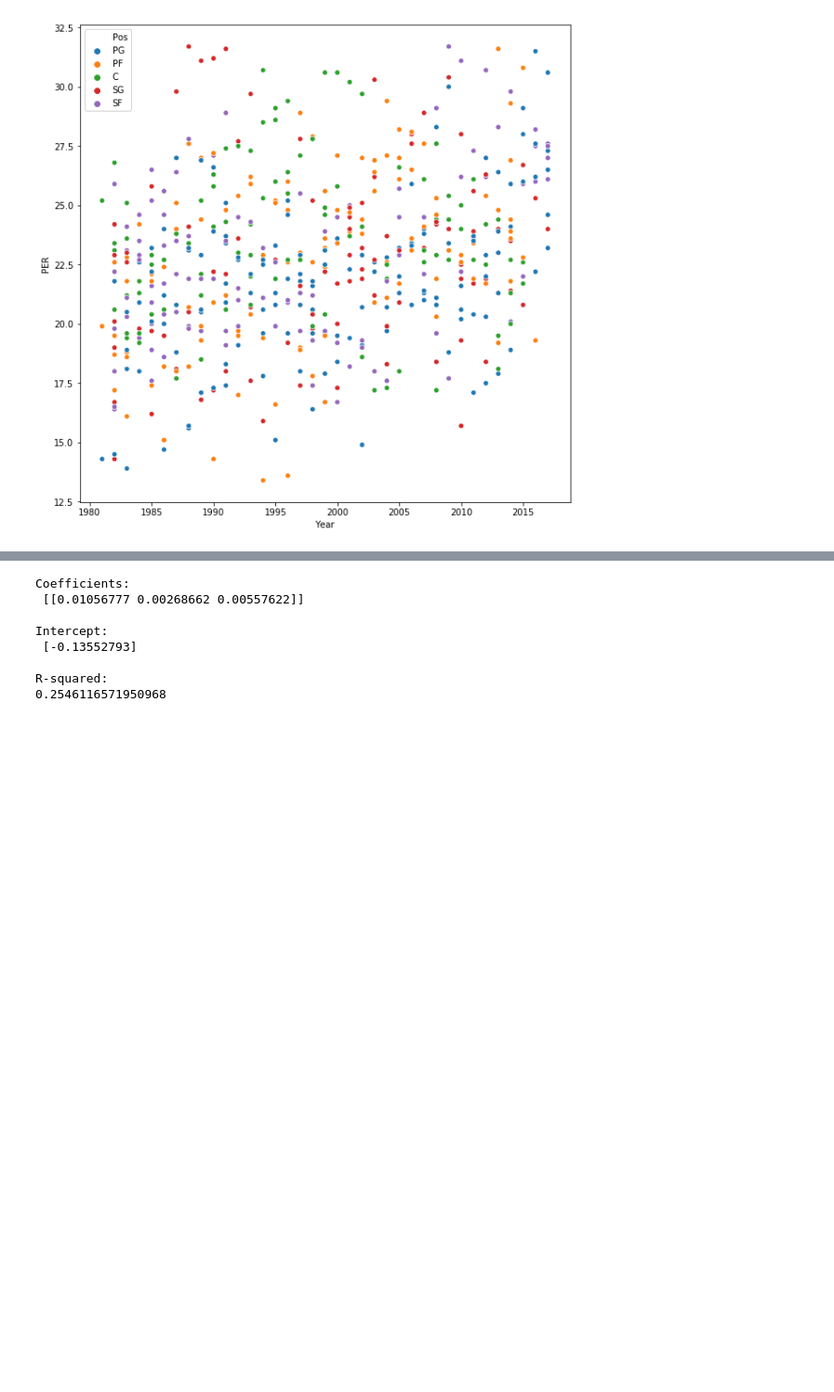
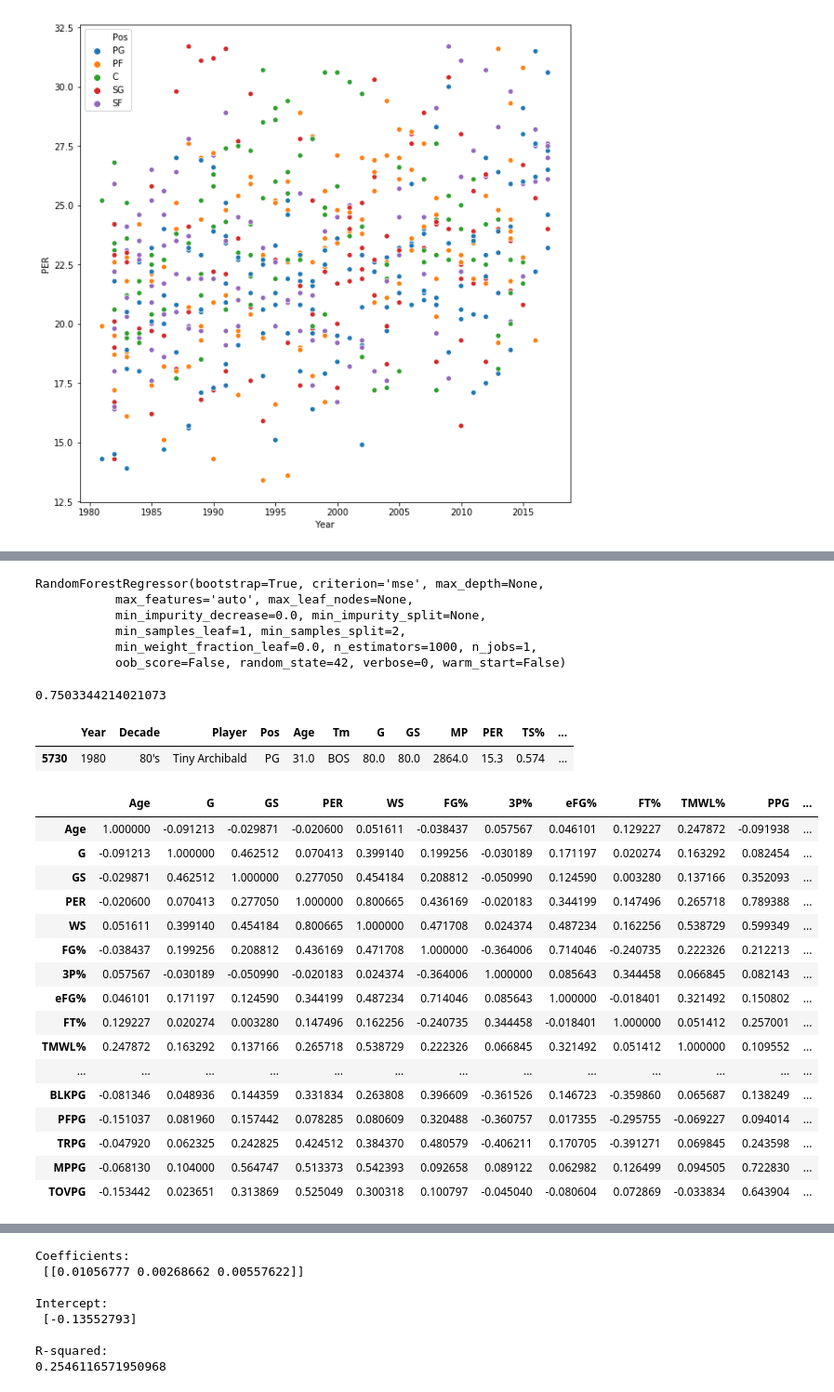
Before and after one commit to micsab/thinkful_files, a Jupyter notebook: unit_3/lesson_7/capstone_maybe.ipynb, the cells around one changed output, grey strips where cells are left out. Shown at 93% size. Saved outputs shown, nothing was run; the diff lists cells and outputs as text; code cells hidden in the pictures; blank space fills up the shorter version.

```diff
--- a/unit_3/lesson_7/capstone_maybe.ipynb
+++ b/unit_3/lesson_7/capstone_maybe.ipynb
@@ -75,0 +91,55 @@ sns.scatterplot(x='Year', y='PER', hue='Pos', data=mvp_candidate)
+# %%
+# Run the model with all features to get feature importance
+from sklearn.model_selection import train_test_split
+
+y = season_stats['MVPSHARES']
+X = season_stats.drop(['MVPSHARES', 'MVP_Candidate',
+                       'MVP', 'Tm', 'Player', 'Decade', 'Pos'], axis=1)
+
+
+X_train, X_test, y_train, y_test = train_test_split(
+    X, y, test_size=0.33, random_state=42)
+
+rf = RandomForestRegressor(n_estimators = 1000, random_state = 42)
+rf.fit(X_train, y_train)
+# %% [output]
+RandomForestRegressor(bootstrap=True, criterion='mse', max_depth=None,
+           max_features='auto', max_leaf_nodes=None,
+           min_impurity_decrease=0.0, min_impurity_split=None,
+           min_samples_leaf=1, min_samples_split=2,
+           min_weight_fraction_leaf=0.0, n_estimators=1000, n_jobs=1,
+           oob_score=False, random_state=42, verbose=0, warm_start=False)
+# %%
+print(rf.score(X_test,y_test))
+# %% [output]
+0.7503344214021073
+# %%
+season_stats.head(1)
+# %% [output]
+|  | Year | Decade | Player | Pos | Age | Tm | G | GS | MP | PER | TS% | ... |
+| 5730 | 1980 | 80's | Tiny Archibald | PG | 31.0 | BOS | 80.0 | 80.0 | 2864.0 | 15.3 | 0.574 | ... |
+# %%
+feat_todrop = ['Year', 'Tm', 'Pos', 'Player', 'Decade', 'OWS', 'DWS', 'ORB%', 'DRB%', 'MP', 'OBPM', 'DBPM',
+              '3PAr', 'FTr', 'MVPSHARES', 'MVP', 'MVP_Candidate', 'TRB%', 'AST%', 'BLK%', 'TOV%',
+              'FG', 'FGA', '3P', '3PA', '2P', '2PA', 'STL%', 'FT', 'FTA', 'ORB', 'DRB', 'TRB', '2P%',
+              'AST', 'STL', 'BLK', 'TOV', 'WS/48', 'PTS', 'PF', 'BPM', 'VORP', 'ORPG', 'DRPG', 'TS%', 'USG%']
+corr = season_stats.drop(feat_todrop, axis=1).corr()
+corr
+# %% [output]
+|  | Age | G | GS | PER | WS | FG% | 3P% | eFG% | FT% | TMWL% | PPG | ... |
+| Age | 1.000000 | -0.091213 | -0.029871 | -0.020600 | 0.051611 | -0.038437 | 0.057567 | 0.046101 | 0.129227 | 0.247872 | -0.091938 | ... |
+| G | -0.091213 | 1.000000 | 0.462512 | 0.070413 | 0.399140 | 0.199256 | -0.030189 | 0.171197 | 0.020274 | 0.163292 | 0.082454 | ... |
+| GS | -0.029871 | 0.462512 | 1.000000 | 0.277050 | 0.454184 | 0.208812 | -0.050990 | 0.124590 | 0.003280 | 0.137166 | 0.352093 | ... |
+| PER | -0.020600 | 0.070413 | 0.277050 | 1.000000 | 0.800665 | 0.436169 | -0.020183 | 0.344199 | 0.147496 | 0.265718 | 0.789388 | ... |
+| WS | 0.051611 | 0.399140 | 0.454184 | 0.800665 | 1.000000 | 0.471708 | 0.024374 | 0.487234 | 0.162256 | 0.538729 | 0.599349 | ... |
+| FG% | -0.038437 | 0.199256 | 0.208812 | 0.436169 | 0.471708 | 1.000000 | -0.364006 | 0.714046 | -0.240735 | 0.222326 | 0.212213 | ... |
+| 3P% | 0.057567 | -0.030189 | -0.050990 | -0.020183 | 0.024374 | -0.364006 | 1.000000 | 0.085643 | 0.344458 | 0.066845 | 0.082143 | ... |
+| eFG% | 0.046101 | 0.171197 | 0.124590 | 0.344199 | 0.487234 | 0.714046 | 0.085643 | 1.000000 | -0.018401 | 0.321492 | 0.150802 | ... |
+| FT% | 0.129227 | 0.020274 | 0.003280 | 0.147496 | 0.162256 | -0.240735 | 0.344458 | -0.018401 | 1.000000 | 0.051412 | 0.257001 | ... |
+| TMWL% | 0.247872 | 0.163292 | 0.137166 | 0.265718 | 0.538729 | 0.222326 | 0.066845 | 0.321492 | 0.051412 | 1.000000 | 0.109552 | ... |
+| ... | ... | ... | ... | ... | ... | ... | ... | ... | ... | ... | ... | ... |
+| BLKPG | -0.081346 | 0.048936 | 0.144359 | 0.331834 | 0.263808 | 0.396609 | -0.361526 | 0.146723 | -0.359860 | 0.065687 | 0.138249 | ... |
+| PFPG | -0.151037 | 0.081960 | 0.157442 | 0.078285 | 0.080609 | 0.320488 | -0.360757 | 0.017355 | -0.295755 | -0.069227 | 0.094014 | ... |
+| TRPG | -0.047920 | 0.062325 | 0.242825 | 0.424512 | 0.384370 | 0.480579 | -0.406211 | 0.170705 | -0.391271 | 0.069845 | 0.243598 | ... |
+| MPPG | -0.068130 | 0.104000 | 0.564747 | 0.513373 | 0.542393 | 0.092658 | 0.089122 | 0.062982 | 0.126499 | 0.094505 | 0.722830 | ... |
+| TOVPG | -0.153442 | 0.023651 | 0.313869 | 0.525049 | 0.300318 | 0.100797 | -0.045040 | -0.080604 | 0.072869 | -0.033834 | 0.643904 | ... |
```
Also changed, not shown: parts of 28 cells of this notebook.
